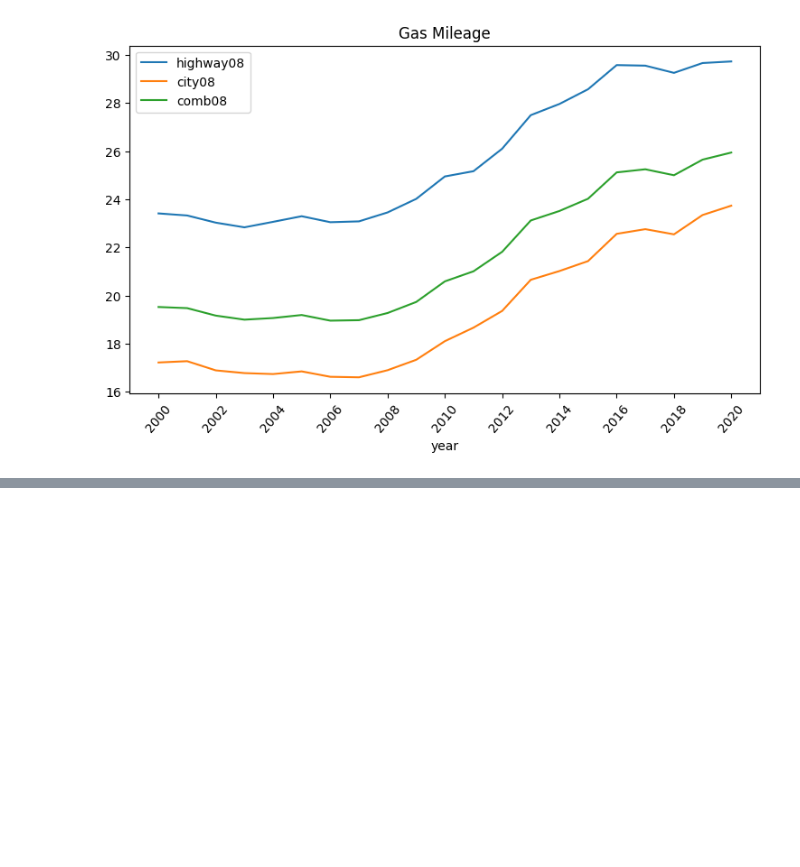
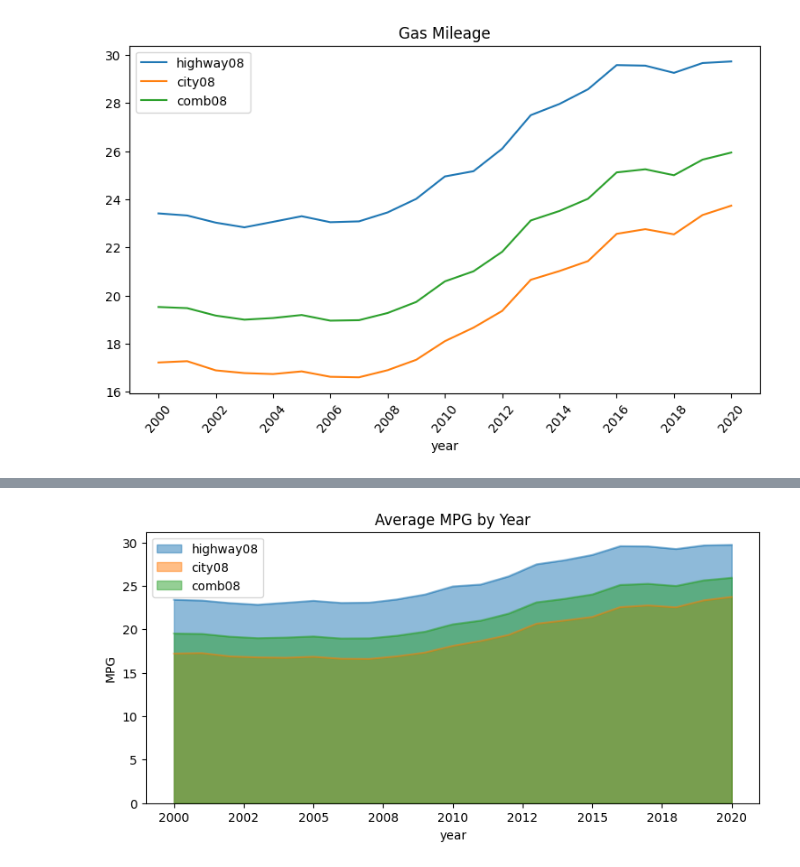
Before and after one commit to masoud533/DataVisualization, a Jupyter notebook: notebooks/CarConsumptionAnalysis/part2.ipynb, the cells around one changed output, grey strips where cells are left out. Cells and saved outputs as stored; diff of their text form; code cells hidden in the pictures; blank space fills up the shorter version.

```diff
--- a/notebooks/CarConsumptionAnalysis/part2.ipynb
+++ b/notebooks/CarConsumptionAnalysis/part2.ipynb
@@ -131,0 +143,7 @@ avg_by_year.plot(kind='line', title='Gas Mileage', figsize=(9, 5),
+# %%
+fig, ax1 = plt.subplots(figsize=(9, 4))
+avg_by_year.plot(kind='area', ax=ax1, stacked=False)
+ax1.xaxis.set_major_formatter(ticker.StrMethodFormatter("{x:0.0f}"))
+ax1.set(ylabel='MPG', title='Average MPG by Year');
+# %% [output]
+[figure, added]
```
Also changed, not shown: parts of 2 cells of this notebook.
